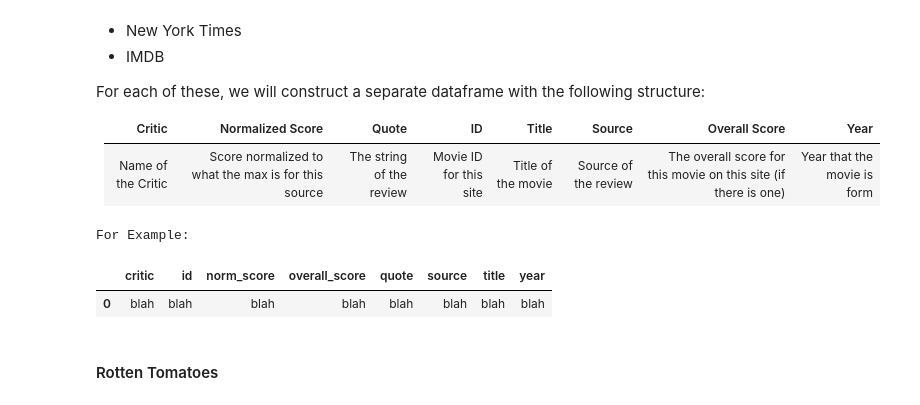
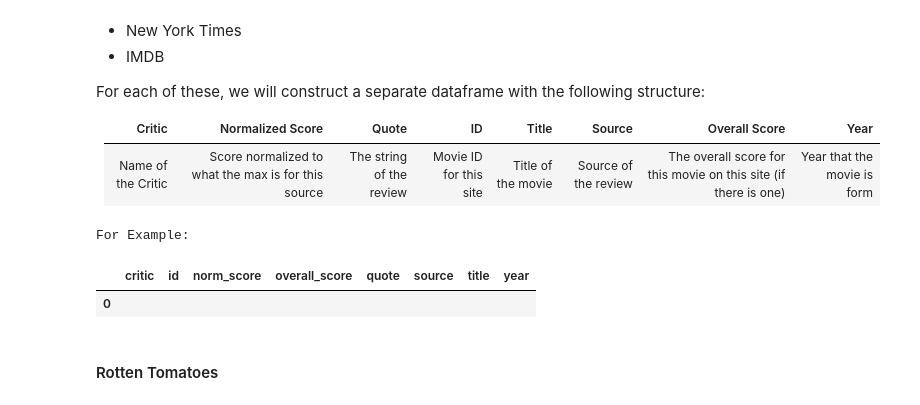
Before and after one commit to rizzomichaelg/cs109-oscars, a Jupyter notebook: process_book.ipynb, the cells around one changed output. Saved outputs shown, nothing was run; the diff lists cells and outputs as text; code cells hidden in the pictures.

```diff
--- a/process_book.ipynb
+++ b/process_book.ipynb
@@ -460,11 +466,11 @@ For each of these, we will construct a separate dataframe with the following str
 </table>
 # %%
 print "For Example:"
-pd.DataFrame({"critic":['blah'],"norm_score":['blah'],"quote":['blah'],"id":['blah'],"title":['blah'],"source":['blah'],"overall_score":['blah'],"year":['blah']}).head()
+pd.DataFrame({"critic":[''],"norm_score":[''],"quote":[''],"id":[''],"title":[''],"source":[''],"overall_score":[''],"year":['']}).head()
 # %% [output]
 For Example:
 |  | critic | id | norm_score | overall_score | quote | source | title | year |
-| 0 | blah | blah | blah | blah | blah | blah | blah | blah |
+| 0 |  |  |  |  |  |  |  |  |
 # %% [markdown]
 #### Rotten Tomatoes
 # %%
```
Also changed, not shown: parts of 25 cells of this notebook.
